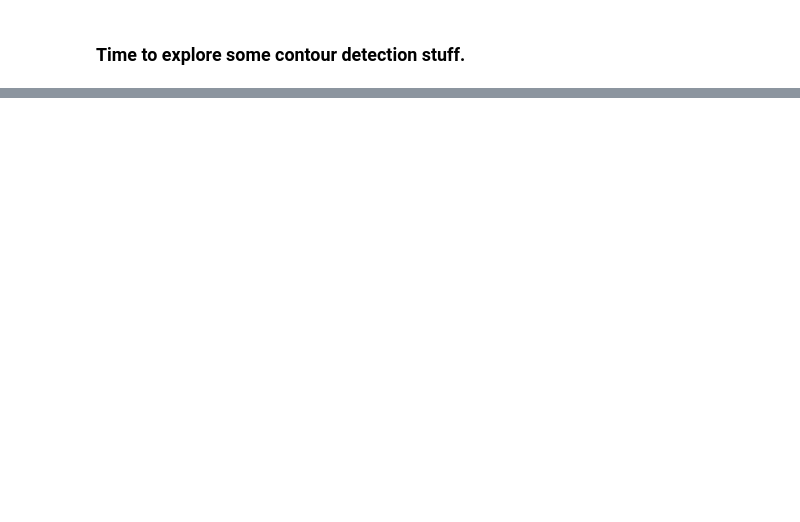
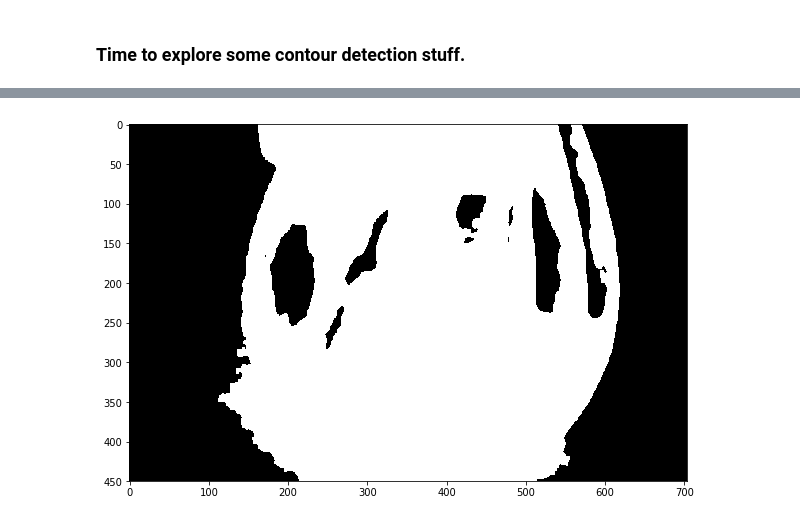
Before and after one commit to iamfaisalkhan/Droplet-Detector, a Jupyter notebook: Droplet_preAnalysis.ipynb, the cells around one changed output, grey strips where cells are left out. Cells and saved outputs as stored; diff of their text form; code cells hidden in the pictures; blank space fills up the shorter version.

```diff
--- a/Droplet_preAnalysis.ipynb
+++ b/Droplet_preAnalysis.ipynb
@@ -106,0 +109,9 @@ cv2.findContours(edges, )
+# %%
+low_thres  = 5
+high_thres = 10
+
+ret, binary = cv2.threshold(result, low_thresh, high_thresh, 0)
+plt.imshow(binary, cmap='gray')
+plt.show()
+# %% [output]
+[figure, added]
```
Also changed, not shown: parts of 8 cells of this notebook.
